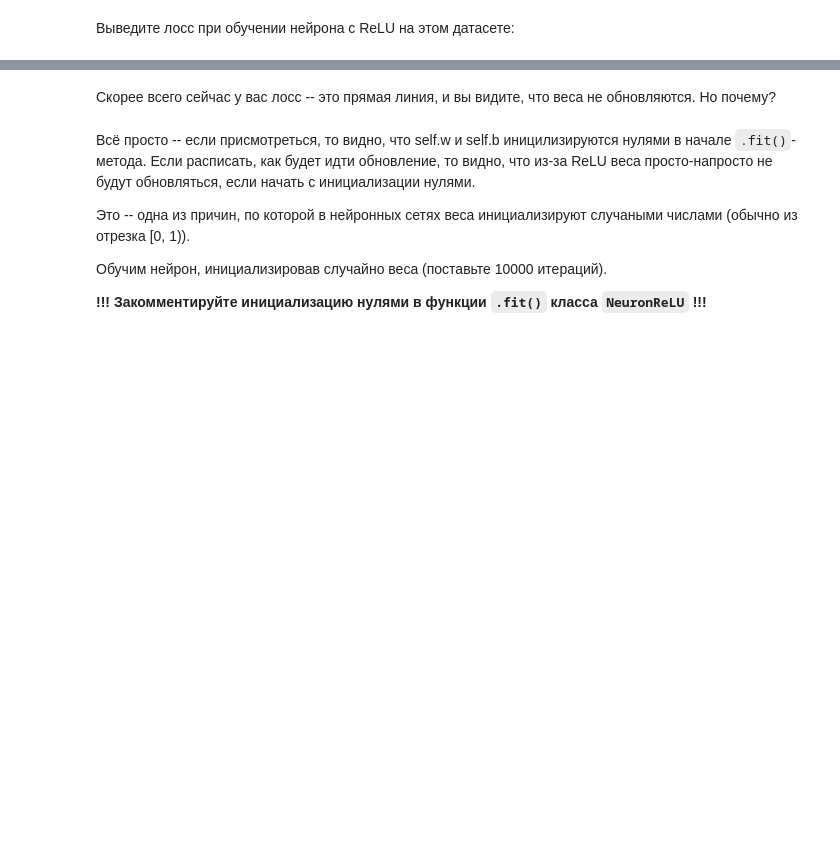
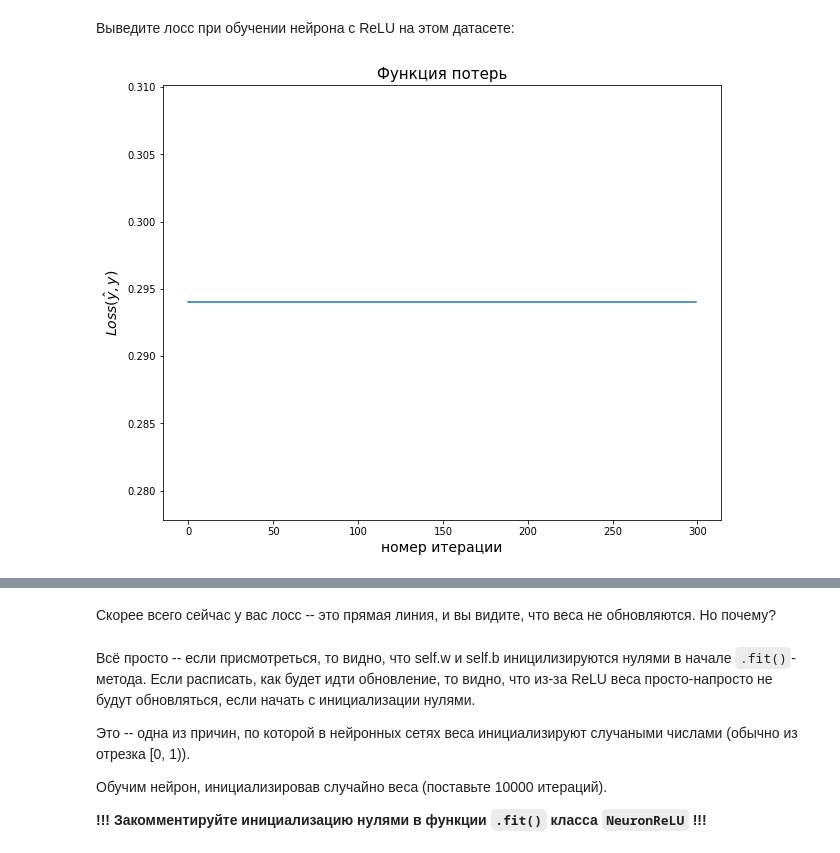
Before and after one commit to pavelkochkin1/machineLearning, a Jupyter notebook: SberBank/ml base/Файлы для практики/homework/homework_neuron_activations.ipynb, the cells around one changed output, grey strips where cells are left out. Cells and saved outputs as stored; diff of their text form; code cells hidden in the pictures; blank space fills up the shorter version.

```diff
--- a/SberBank/ml base/Файлы для практики/homework/homework_neuron_activations.ipynb
+++ b/SberBank/ml base/Файлы для практики/homework/homework_neuron_activations.ipynb
@@ -101,8 +101,9 @@ $$ \frac{\partial Loss}{\partial w} = \begin{equation*}
 # %%
 def relu(x):
     """ReLU-функция"""
-    return <Ваш код здесь>
+    return np.maximum(0, x)
-# %%
-def relu_derivative(x):
-    """Производная ReLU"""
-    return <Ваш код здесь>
+# %%
+def relu_derivative(x):
+    x[x <= 0] = 0
+    x[x > 0] = 1
+    return x
@@ -120,7 +127,7 @@ class NeuronReLU:
 
 
     def activate(self, x):
-        <Ваш код здесь>
+        return relu(x)
 
 
     def forward_pass(self, X):
@@ -131,7 +138,8 @@ class NeuronReLU:
         """
         n = X.shape[0]
         y_pred = np.zeros((n, 1))  # y_pred == y_predicted - предсказанные классы
-        <Ваш код здесь>
+        y_pred = self.activate(X @ self.w.reshape(X.shape[1], 1) + self.b)
+        return y_pred.reshape(-1, 1)
 
 
     def backward_pass(self, X, y, y_pred, learning_rate=0.005):
@@ -145,7 +153,10 @@ class NeuronReLU:
         """
         n = len(y)
         y = np.array(y).reshape(-1, 1)
-        <Ваш код здесь>
+
+        w = (X.T @ relu_derivative(X @ self.w.reshape(X.shape[1],1))) * ((X.T @ (X @ self.w.reshape(X.shape[1], 1) - y)) / n)
+        self.w = self.w - learning_rate * (w / n)
+        self.b = self.b - learning_rate * np.mean(w)
 
 
     def fit(self, X, y, num_epochs=300):
@@ -161,7 +172,12 @@ class NeuronReLU:
         Loss_values = []  # значения функции потерь на различных итерациях обновления весов
 
         for i in range(num_epochs):
-            <Ваш код здесь>
+            # предсказания с текущими весами
+            y_pred = self.forward_pass(X)
+            # считаем функцию потерь с текущими весами
+            Loss_values.append(Loss(y_pred, y))
+            # обновляем веса по формуле градиентного спуска
+            self.backward_pass(X, y, y_pred)
 
         return Loss_values
 # %% [markdown]
@@ -214,12 +240,14 @@ y = data['target'].values.reshape((-1, 1))  # классы (столбец из
 # %%
 %%time
 
-neuron = <Ваш код здесь>
-Loss_values = <Ваш код здесь>
+neuron = NeuronReLU()
+Loss_values = neuron.fit(X, y)
 
 plt.figure(figsize=(10, 8))
 plt.plot(Loss_values)
 plt.title('Функция потерь', fontsize=15)
 plt.xlabel('номер итерации', fontsize=14)
 plt.ylabel('$Loss(\hat{y}, y)$', fontsize=14)
 plt.show()
+# %% [output]
+[figure, added]
```
Also changed, not shown: parts of 7 cells of this notebook, 49 other files.
